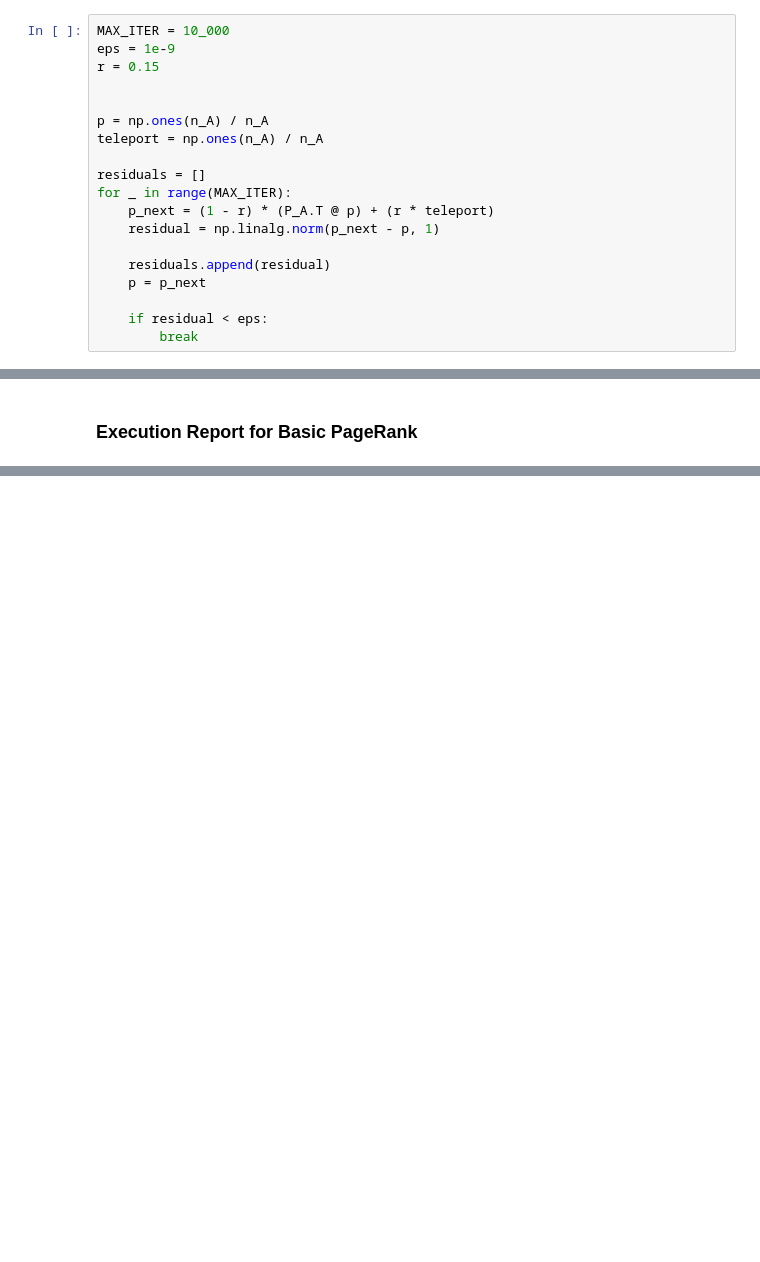
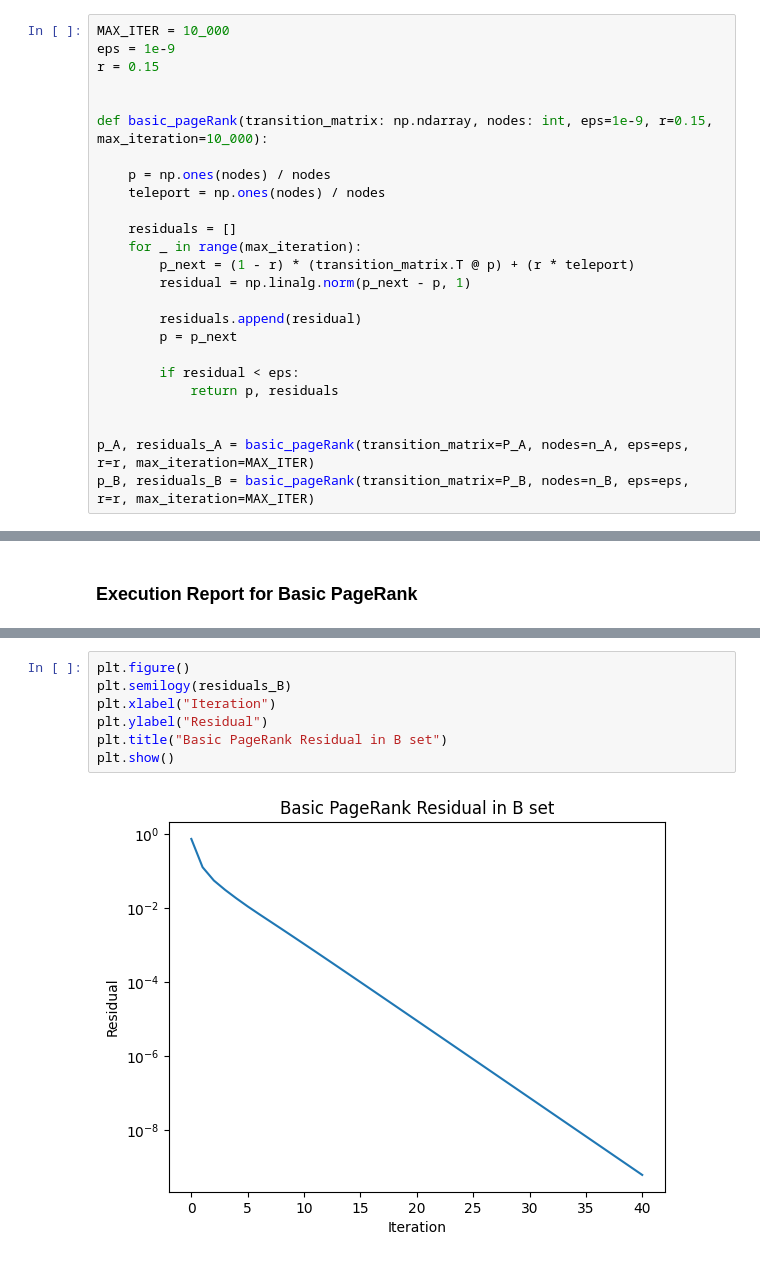
Before and after one commit to pouriaSameti/Mathematics-For-Data-Science, a Jupyter notebook: Project 3/notebook.ipynb, the cells around one changed output, grey strips where cells are left out. Cells and saved outputs as stored; diff of their text form; blank space fills up the shorter version.

Commit message:
Project 3: Run Basic PageRank implementation and give report.

```diff
--- a/Project 3/notebook.ipynb
+++ b/Project 3/notebook.ipynb
@@ -312,16 +312,22 @@ eps = 1e-9
 r = 0.15
 
 
-p = np.ones(n_A) / n_A
-teleport = np.ones(n_A) / n_A
+def basic_pageRank(transition_matrix: np.ndarray, nodes: int, eps=1e-9, r=0.15, max_iteration=10_000):
 
-residuals = []
-for _ in range(MAX_ITER):
-    p_next = (1 - r) * (P_A.T @ p) + (r * teleport)
-    residual = np.linalg.norm(p_next - p, 1)
+    p = np.ones(nodes) / nodes
+    teleport = np.ones(nodes) / nodes
 
-    residuals.append(residual)
-    p = p_next
+    residuals = []
+    for _ in range(max_iteration):
+        p_next = (1 - r) * (transition_matrix.T @ p) + (r * teleport)
+        residual = np.linalg.norm(p_next - p, 1)
 
-    if residual < eps:
-        break
+        residuals.append(residual)
+        p = p_next
+
+        if residual < eps:
+            return p, residuals
+
+
+p_A, residuals_A = basic_pageRank(transition_matrix=P_A, nodes=n_A, eps=eps, r=r, max_iteration=MAX_ITER)
+p_B, residuals_B = basic_pageRank(transition_matrix=P_B, nodes=n_B, eps=eps, r=r, max_iteration=MAX_ITER)
@@ -367,3 +400,12 @@ plt.title("Basic PageRank Residual")
 plt.show()
 # %% [output]
 [figure]
+# %%
+plt.figure()
+plt.semilogy(residuals_B)
+plt.xlabel("Iteration")
+plt.ylabel("Residual")
+plt.title("Basic PageRank Residual in B set")
+plt.show()
+# %% [output]
+[figure, added]
```
Also changed, not shown: parts of 6 cells of this notebook.
